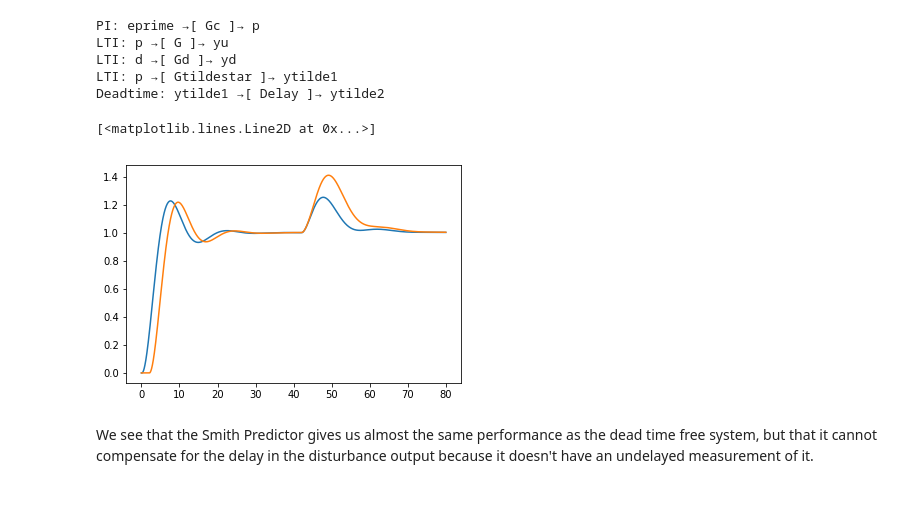
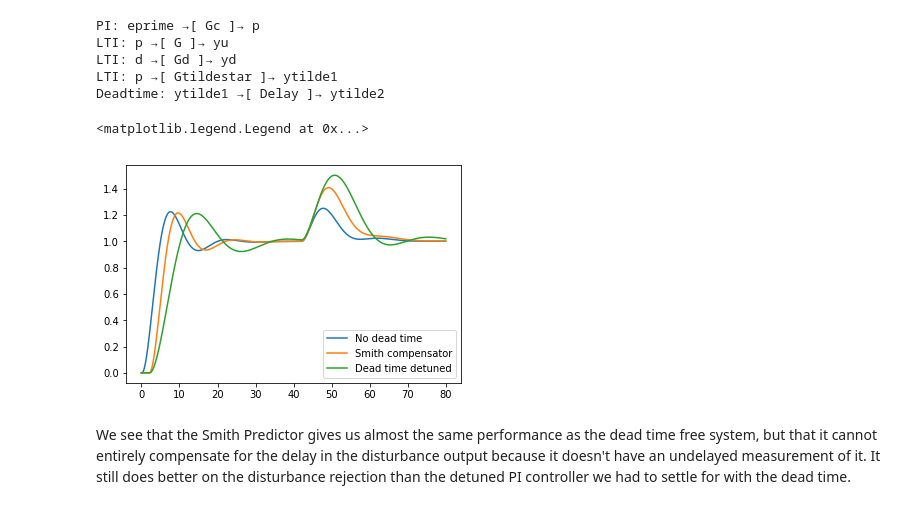
Before and after one commit to alchemyst/Dynamics-and-Control, a Jupyter notebook: 2_Control/5_Advanced_control_methods/Dead time compensation.ipynb, the cells around one changed output. Drawn from its saved outputs; the diff is of its cells as text; code cells hidden in the pictures.

```diff
--- a/2_Control/5_Advanced_control_methods/Dead time compensation.ipynb
+++ b/2_Control/5_Advanced_control_methods/Dead time compensation.ipynb
@@ -98,12 +100,13 @@ LTI: d →[ Gd ]→ yd
 LTI: p →[ Gtildestar ]→ ytilde1
 Deadtime: ytilde1 →[ Delay ]→ ytilde2
 # %%
-outputs.append(diagram.simulate(ts))
+outputs['Smith compensator'] = diagram.simulate(ts)
-# %%
-plt.plot(ts, outputs[0]['y'])
-plt.plot(ts, outputs[2]['y'])
-# %% [output]
-[<matplotlib.lines.Line2D at 0x...>]
-[figure, removed]
+# %%
+for description in ['No dead time', 'Smith compensator', 'Dead time detuned']:
+    plt.plot(ts, outputs[description]['y'], label=description)
+plt.legend()
+# %% [output]
+<matplotlib.legend.Legend at 0x...>
+[figure, added]
 # %% [markdown]
-We see that the Smith Predictor gives us almost the same performance as the dead time free system, but that it cannot compensate for the delay in the disturbance output because it doesn't have an undelayed measurement of it.
+We see that the Smith Predictor gives us almost the same performance as the dead time free system, but that it cannot entirely compensate for the delay in the disturbance output because it doesn't have an undelayed measurement of it. It still does better on the disturbance rejection than the detuned PI controller we had to settle for with the dead time.
```
Also changed, not shown: parts of 3 cells of this notebook.
